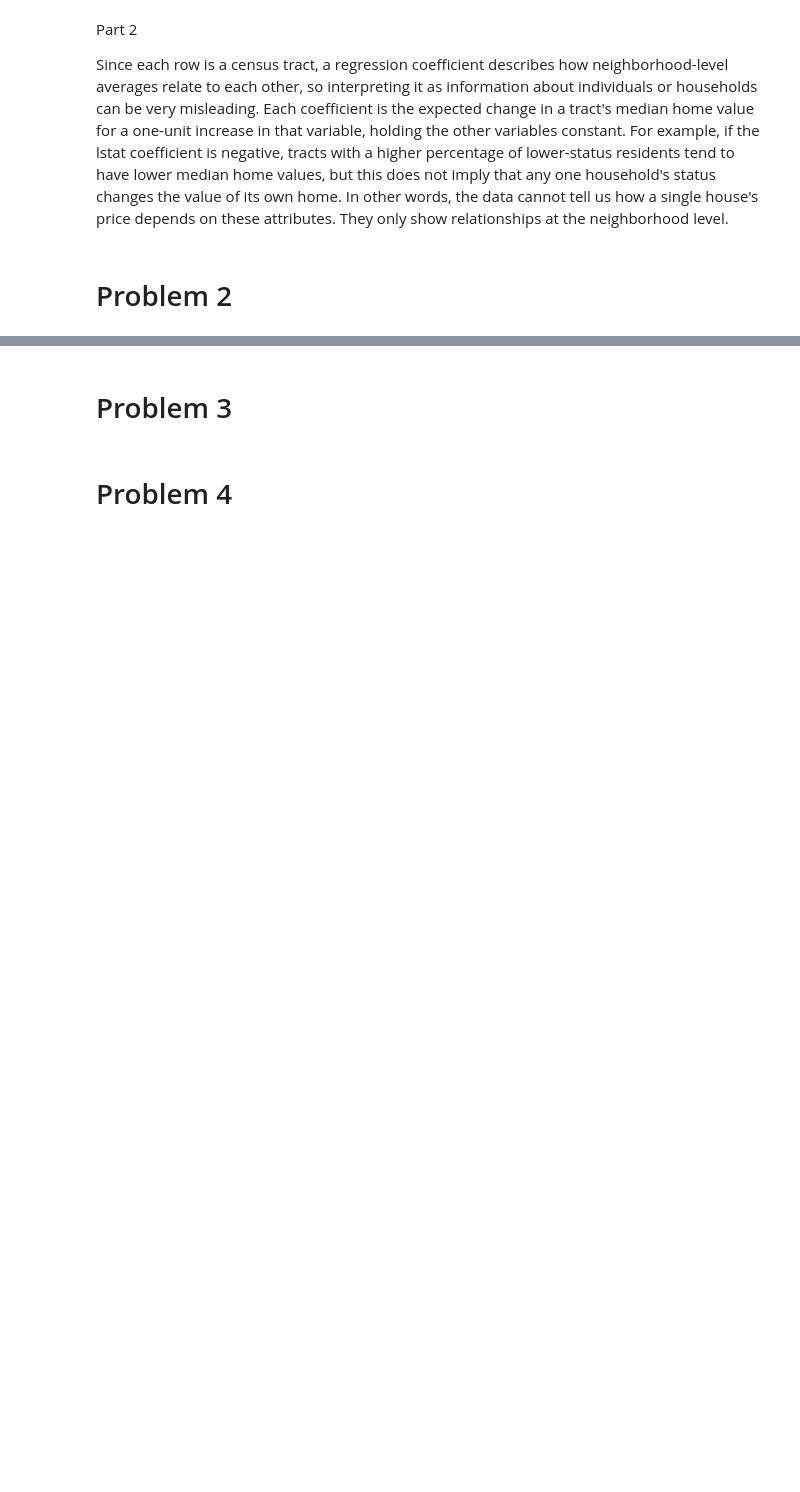
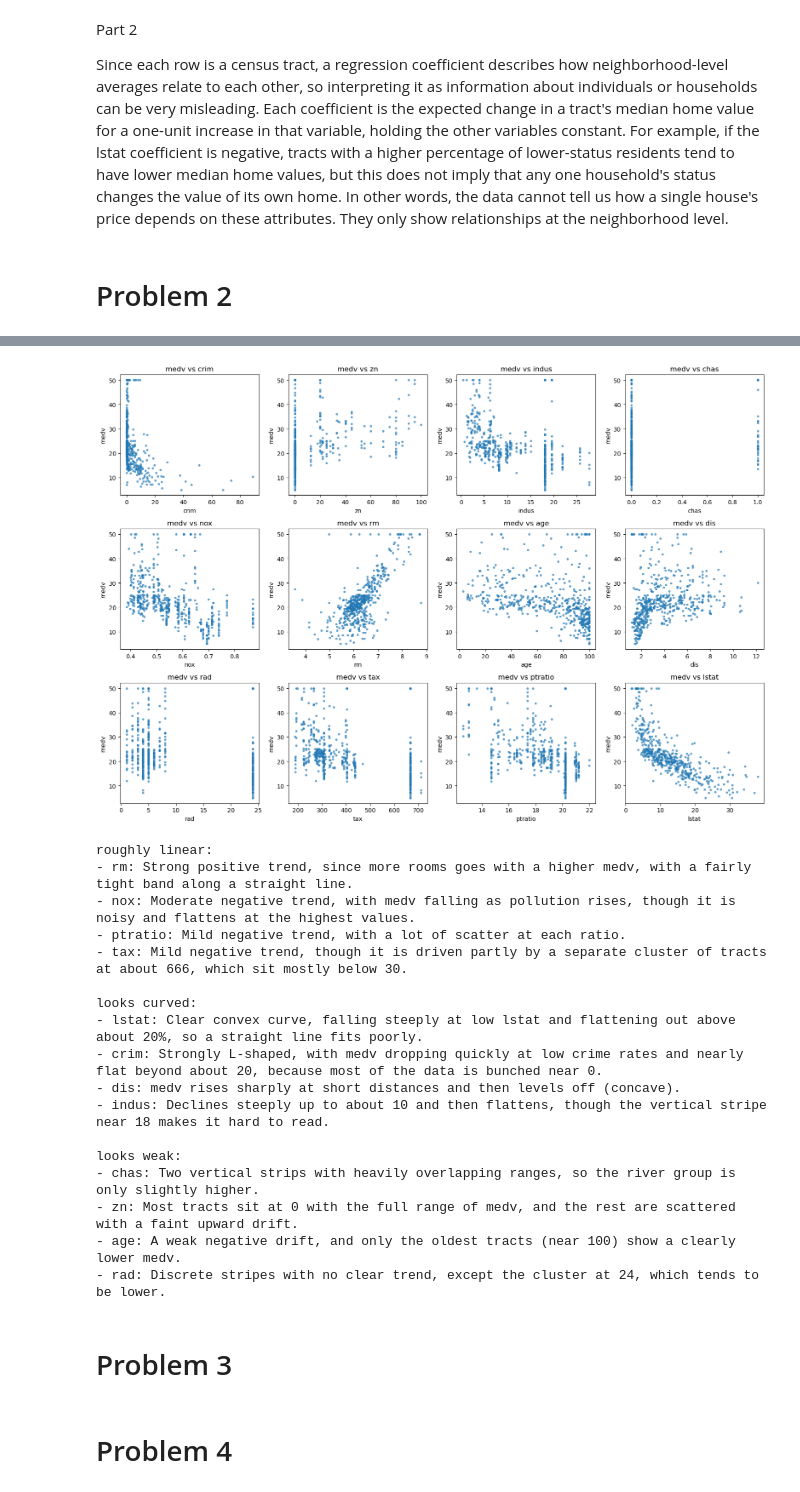
Before and after one commit to avinashsriram1/ADSP-31011-Statistical-Models-for-Data-Science, a Jupyter notebook: Assignment 3/Assignment_3_Avinash_Sriram.ipynb, the cells around one changed output, grey strips where cells are left out. Saved outputs shown, nothing was run; the diff lists cells and outputs as text; code cells hidden in the pictures; blank space fills up the shorter version.

```diff
--- a/Assignment 3/Assignment_3_Avinash_Sriram.ipynb
+++ b/Assignment 3/Assignment_3_Avinash_Sriram.ipynb
@@ -72,0 +167,51 @@ Since each row is a census tract, a regression coefficient describes how neighbo
+# %%
+# Part 4
+
+fig, axs = plt.subplots(3, 4, figsize=(16, 11))
+axs = axs.ravel()
+
+for ax, col in zip(axs, predictors):
+    ax.scatter(Boston[col], Boston['medv'], s=8, alpha=0.6)
+    ax.set_xlabel(col)
+    ax.set_ylabel('medv')
+    ax.set_title(f'medv vs {col}')
+
+plt.tight_layout()
+plt.show()
+
+print("""roughly linear:
+- rm: Strong positive trend, since more rooms goes with a higher medv, with a fairly tight band along a straight line.
+- nox: Moderate negative trend, with medv falling as pollution rises, though it is noisy and flattens at the highest values.
+- ptratio: Mild negative trend, but has a some of scatter at each ratio.
+
+looks curved:
+- lstat: Has a curve, so a straight line fits poorly.
+- crim: L-shaped, with medv dropping quickly at low crime rates and nearly flat beyond about 20, because most of the data is bunched near 0.
+- dis: Has a concave curve shape as dis increases.
+- indus: Declines steeply up to about 10 and then flattens, though the vertical stripe near 18 makes it hard to read.
+
+looks weak:
+- chas: Two vertical strips with heavily overlapping ranges.
+- zn: Most tracts sit at 0 with the full range of medv.
+- age: The oldest tracts (near 100) show a large spread on the medv.
+- tax: Mild negative trend, but has a cluster of values would be difficult to model.
+- rad: Discrete stripes with no clear trend, except the cluster at 24, which tends to be lower.""")
+# %% [output]
+[figure, added]
+roughly linear:
+- rm: Strong positive trend, since more rooms goes with a higher medv, with a fairly tight band along a straight line.
+- nox: Moderate negative trend, with medv falling as pollution rises, though it is noisy and flattens at the highest values.
+- ptratio: Mild negative trend, with a lot of scatter at each ratio.
+- tax: Mild negative trend, though it is driven partly by a separate cluster of tracts at about 666, which sit mostly below 30.
+
+looks curved:
+- lstat: Clear convex curve, falling steeply at low lstat and flattening out above about 20%, so a straight line fits poorly.
+- crim: Strongly L-shaped, with medv dropping quickly at low crime rates and nearly flat beyond about 20, because most of the data is bunched near 0.
+- dis: medv rises sharply at short distances and then levels off (concave).
+- indus: Declines steeply up to about 10 and then flattens, though the vertical stripe near 18 makes it hard to read.
+
+looks weak:
+- chas: Two vertical strips with heavily overlapping ranges, so the river group is only slightly higher.
+- zn: Most tracts sit at 0 with the full range of medv, and the rest are scattered with a faint upward drift.
+- age: A weak negative drift, and only the oldest tracts (near 100) show a clearly lower medv.
+- rad: Discrete stripes with no clear trend, except the cluster at 24, which tends to be lower.
```
Also changed, not shown: parts of 6 cells of this notebook.
